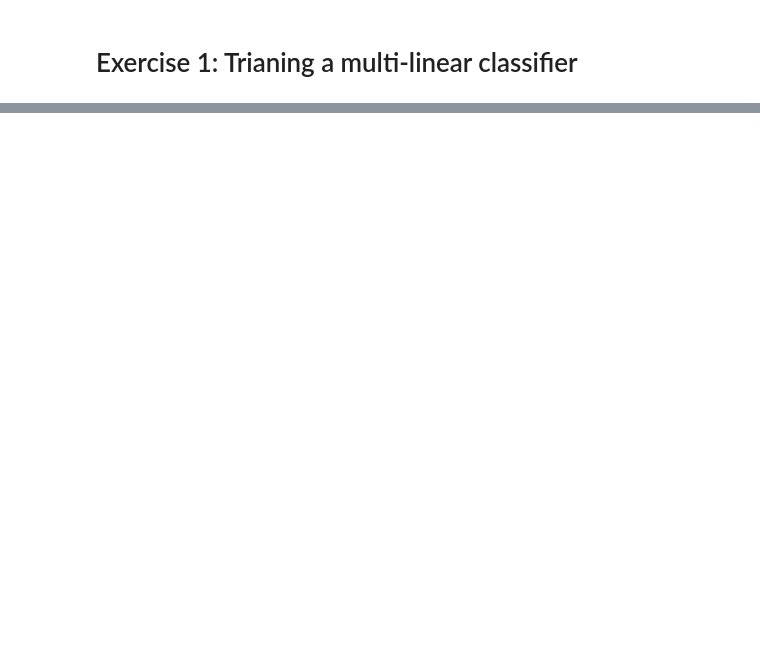
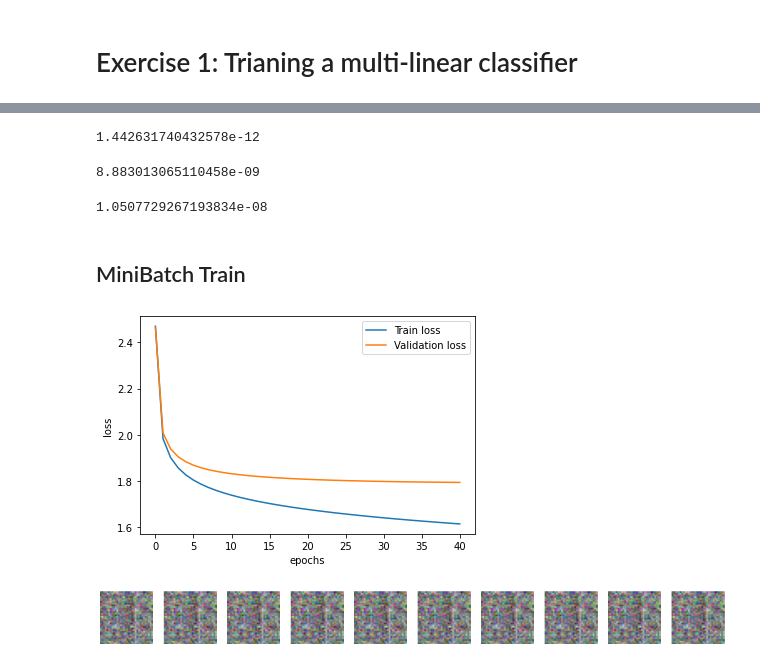
Before and after one commit to KenzaB27/dl_labs, a Jupyter notebook: lab1/experiments.ipynb, the cells around one changed output, grey strips where cells are left out. Drawn from its saved outputs; the diff is of its cells as text; code cells hidden in the pictures; blank space fills up the shorter version.

```diff
--- a/lab1/experiments.ipynb
+++ b/lab1/experiments.ipynb
@@ -19,5 +20,2 @@ Reshape your data either using array.reshape(-1, 1) if your data has a single fe
 # %% [markdown]
 # Exercise 1: Trianing a multi-linear classifier
-# %%
-importlib.reload(ut)
-X_train, y_train, Y = ut.load_data('data_batch_1', normalize=True)
@@ -23,0 +27,18 @@ X_train, y_train, Y = ut.load_data('data_batch_1', normalize=True)
+# %%
+importlib.reload(ut)
+X_train, y_train, Y_train = ut.loadData('data_batch_1', clipping=True)
+X_val, y_val, Y_val = ut.loadData('data_batch_2', clipping=True)
+X_test, y_test, Y_test = ut.loadData('data_batch_3', clipping=True)
+
+## normalize with mean and std of train set
+mean_X = np.mean(X_train, axis=1)
+std_X = np.std(X_train, axis=1)
+
+X_train -= np.outer(mean_X, np.ones(X_train.shape[1]))
+X_train /= np.outer(std_X, np.ones(X_train.shape[1]))
+
+X_val -= np.outer(mean_X, np.ones(X_val.shape[1]))
+X_val /= np.outer(std_X, np.ones(X_val.shape[1]))
+
+X_test -= np.outer(mean_X, np.ones(X_test.shape[1]))
+X_test /= np.outer(std_X, np.ones(X_test.shape[1]))
@@ -23,0 +114,38 @@ X_train, y_train, Y = ut.load_data('data_batch_1', normalize=True)
+# %%
+np.mean(gn_w - ga_w)
+# %% [output]
+1.442631740432578e-12
+# %%
+importlib.reload(ut)
+np.mean(ut.compare_gradients(ga_w, gn_w, eps=1e-4))
+# %% [output]
+8.883013065110458e-09
+# %%
+np.mean(ut.compare_gradients(ga_b.reshape(-1,1), gn_b.reshape(-1,1), eps=1e-4))
+# %% [output]
+1.0507729267193834e-08
+# %% [markdown]
+## MiniBatch Train
+# %%
+importlib.reload(ut)
+
+K, d, n = 10, 3072, 10000
+_lambda = 1e-2
+
+mu, sigma = 0, 0.01
+np.random.seed(42)
+W = np.random.normal(mu, sigma, (K,d))
+b = np.random.normal(mu, sigma, (K,1))
+
+GDparams = {"batch_size":100, "epochs":40, "eta":1e-3}
+
+W, b, train_loss, val_loss = ut.minibatchGD(X_train, Y_train, y_train,  X_val, Y_val, y_val, GDparams, W, b, _lambda=0, seed=42)
+# %%
+ut.plot_loss(train_loss, val_loss, 100, 40, 1e-3, 0)
+# %% [output]
+[figure, added]
+# %%
+importlib.reload(ut)
+ut.plot_weights(W, 100, 40, 1e-3, 0)
+# %% [output]
+[figure, added]
```
Also changed, not shown: parts of 17 cells of this notebook, 2 other files.
